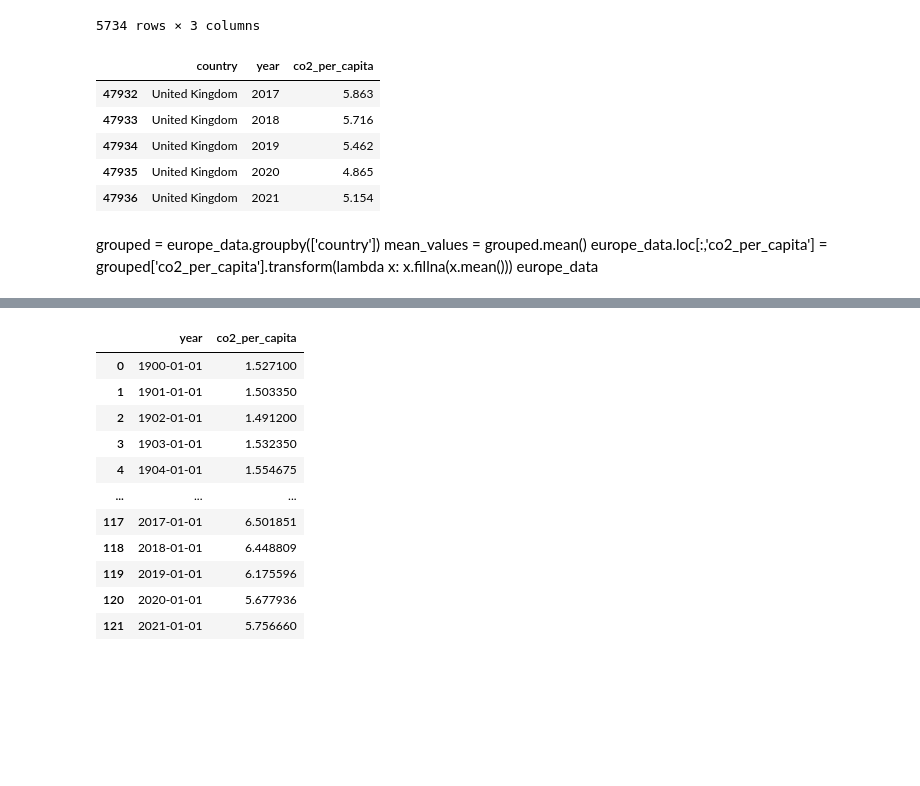
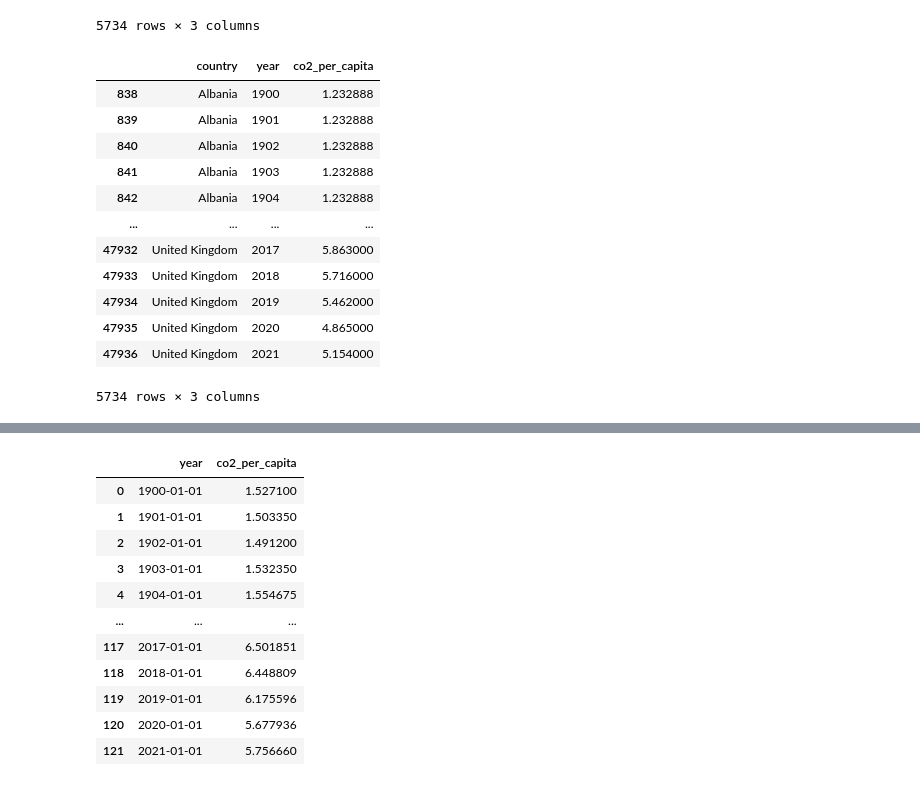
Before and after one commit to L-dos-Santos/final-project, a Jupyter notebook: test.ipynb, the cells around one changed output, grey strips where cells are left out. Drawn from its saved outputs; the diff is of its cells as text; code cells hidden in the pictures; blank space fills up the shorter version.

```diff
--- a/test.ipynb
+++ b/test.ipynb
@@ -81,21 +85,25 @@ europe_data
 | 47935 | United Kingdom | 2020 | 4.865 |
 | 47936 | United Kingdom | 2021 | 5.154 |
 5734 rows × 3 columns
-# %%
-grouped = europe_data.dropna()
-grouped.tail()
-# %% [output]
-|  | country | year | co2_per_capita |
-| 47932 | United Kingdom | 2017 | 5.863 |
-| 47933 | United Kingdom | 2018 | 5.716 |
-| 47934 | United Kingdom | 2019 | 5.462 |
-| 47935 | United Kingdom | 2020 | 4.865 |
-| 47936 | United Kingdom | 2021 | 5.154 |
-# %% [markdown]
-grouped = europe_data.groupby(['country'])
-mean_values = grouped.mean()
-europe_data.loc[:,'co2_per_capita'] = grouped['co2_per_capita'].transform(lambda x: x.fillna(x.mean()))
-europe_data
+# %%
+grouped = europe_data.groupby(['country'])
+mean_values = grouped.mean()
+europe_data.loc[:,'co2_per_capita'] = grouped['co2_per_capita'].transform(lambda x: x.fillna(x.mean()))
+europe_data
+# %% [output]
+|  | country | year | co2_per_capita |
+| 838 | Albania | 1900 | 1.232888 |
+| 839 | Albania | 1901 | 1.232888 |
+| 840 | Albania | 1902 | 1.232888 |
+| 841 | Albania | 1903 | 1.232888 |
+| 842 | Albania | 1904 | 1.232888 |
+| ... | ... | ... | ... |
+| 47932 | United Kingdom | 2017 | 5.863000 |
+| 47933 | United Kingdom | 2018 | 5.716000 |
+| 47934 | United Kingdom | 2019 | 5.462000 |
+| 47935 | United Kingdom | 2020 | 4.865000 |
+| 47936 | United Kingdom | 2021 | 5.154000 |
+5734 rows × 3 columns
 # %%
 # Group by 'year' and calculate the mean of 'co2_per_capita' within each year group
 mean_by_year = europe_data.groupby('year')['co2_per_capita'].mean()
```
Also changed, not shown: parts of 11 cells of this notebook, 3 other files.
